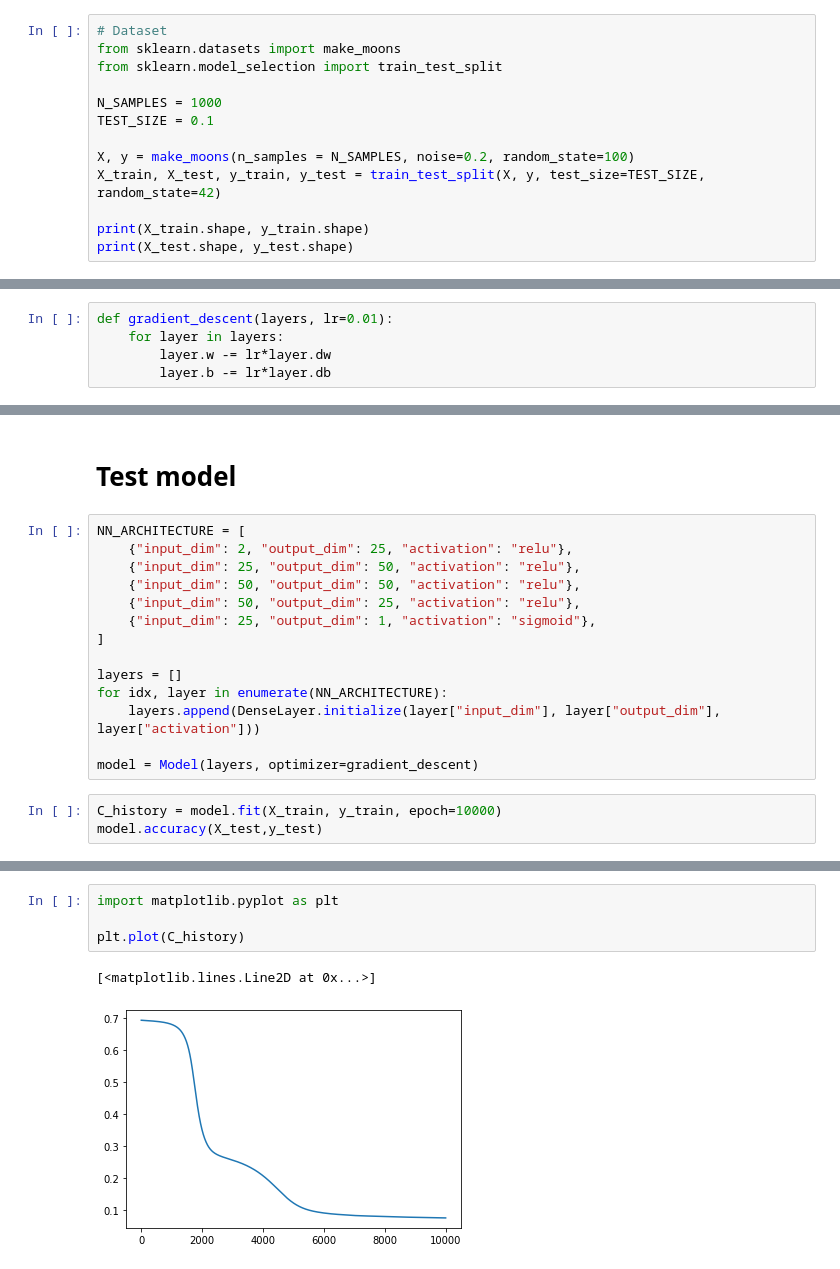
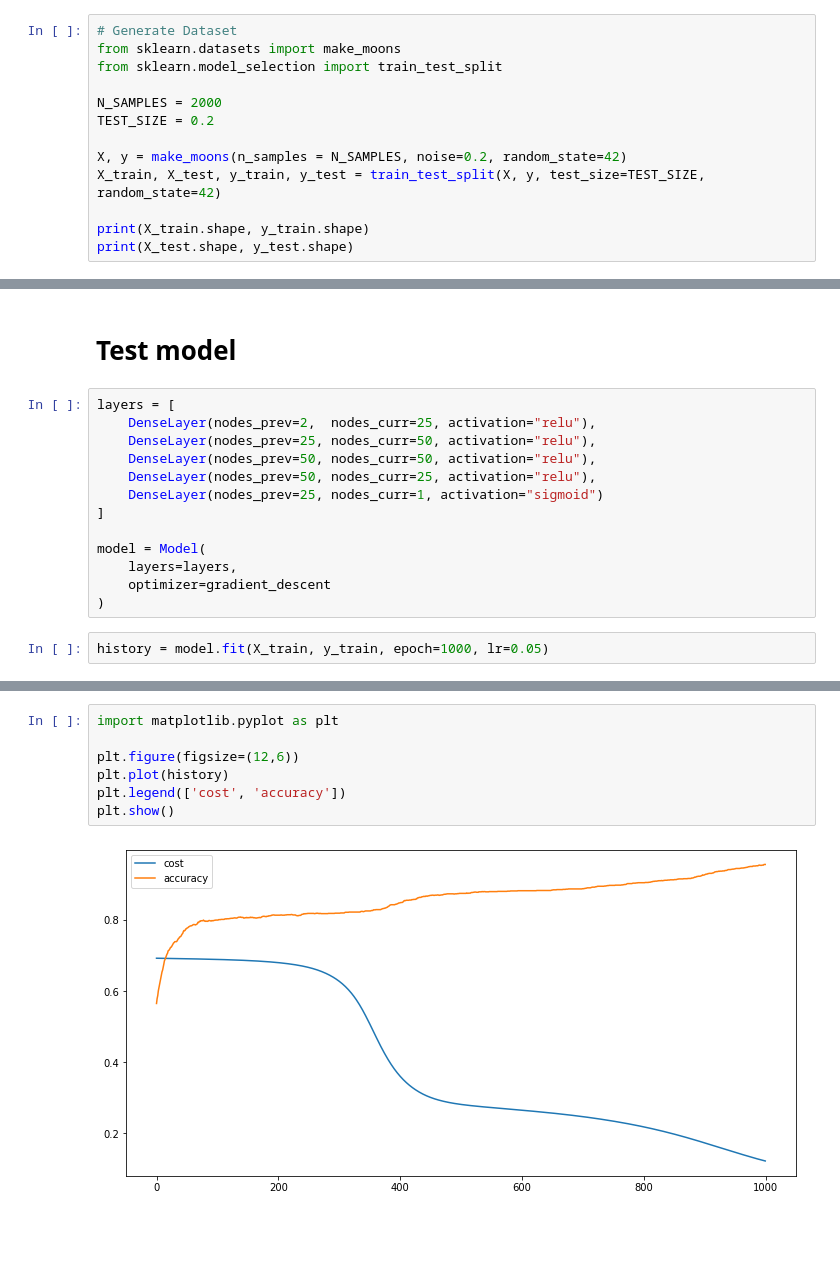
Before and after one commit to TopiCsarno/Adaptiv_hazi, a Jupyter notebook: main.ipynb, the cells around one changed output, grey strips where cells are left out. Drawn from its saved outputs; the diff is of its cells as text; blank space fills up the shorter version.

```diff
--- a/main.ipynb
+++ b/main.ipynb
@@ -3,12 +6,12 @@ import numpy as np
 # %%
-# Dataset
+# Generate Dataset
 from sklearn.datasets import make_moons
 from sklearn.model_selection import train_test_split
 
-N_SAMPLES = 1000
-TEST_SIZE = 0.1
+N_SAMPLES = 2000
+TEST_SIZE = 0.2
 
-X, y = make_moons(n_samples = N_SAMPLES, noise=0.2, random_state=100)
+X, y = make_moons(n_samples = N_SAMPLES, noise=0.2, random_state=42)
 X_train, X_test, y_train, y_test = train_test_split(X, y, test_size=TEST_SIZE, random_state=42)
 
 print(X_train.shape, y_train.shape)
@@ -32,5 +21,0 @@ def relu_grad(Z):
-# %%
-def gradient_descent(layers, lr=0.01):
-    for layer in layers:
-        layer.w -= lr*layer.dw
-        layer.b -= lr*layer.db
@@ -131,20 +22,18 @@ class Model():
 # %% [markdown]
 # Test model
 # %%
-NN_ARCHITECTURE = [
-    {"input_dim": 2, "output_dim": 25, "activation": "relu"},
-    {"input_dim": 25, "output_dim": 50, "activation": "relu"},
-    {"input_dim": 50, "output_dim": 50, "activation": "relu"},
-    {"input_dim": 50, "output_dim": 25, "activation": "relu"},
-    {"input_dim": 25, "output_dim": 1, "activation": "sigmoid"},
+layers = [
+    DenseLayer(nodes_prev=2,  nodes_curr=25, activation="relu"),
+    DenseLayer(nodes_prev=25, nodes_curr=50, activation="relu"),
+    DenseLayer(nodes_prev=50, nodes_curr=50, activation="relu"),
+    DenseLayer(nodes_prev=50, nodes_curr=25, activation="relu"),
+    DenseLayer(nodes_prev=25, nodes_curr=1, activation="sigmoid")
 ]
 
-layers = []
-for idx, layer in enumerate(NN_ARCHITECTURE):
-    layers.append(DenseLayer.initialize(layer["input_dim"], layer["output_dim"], layer["activation"]))
-
-model = Model(layers, optimizer=gradient_descent)
+model = Model(
+    layers=layers,
+    optimizer=gradient_descent
+)
 # %%
-C_history = model.fit(X_train, y_train, epoch=10000)
-model.accuracy(X_test,y_test)
+history = model.fit(X_train, y_train, epoch=1000, lr=0.05)
 # %% [output]
@@ -152,7 +57,9 @@ model.accuracy(X_test,y_test)
 # %%
 import matplotlib.pyplot as plt
 
-plt.plot(C_history)
+plt.figure(figsize=(12,6))
+plt.plot(history)
+plt.legend(['cost', 'accuracy'])
+plt.show()
 # %% [output]
-[<matplotlib.lines.Line2D at 0x...>]
-[figure, old version]
+[figure, new version]
```
Also changed, not shown: parts of 8 cells of this notebook, 6 other files.
